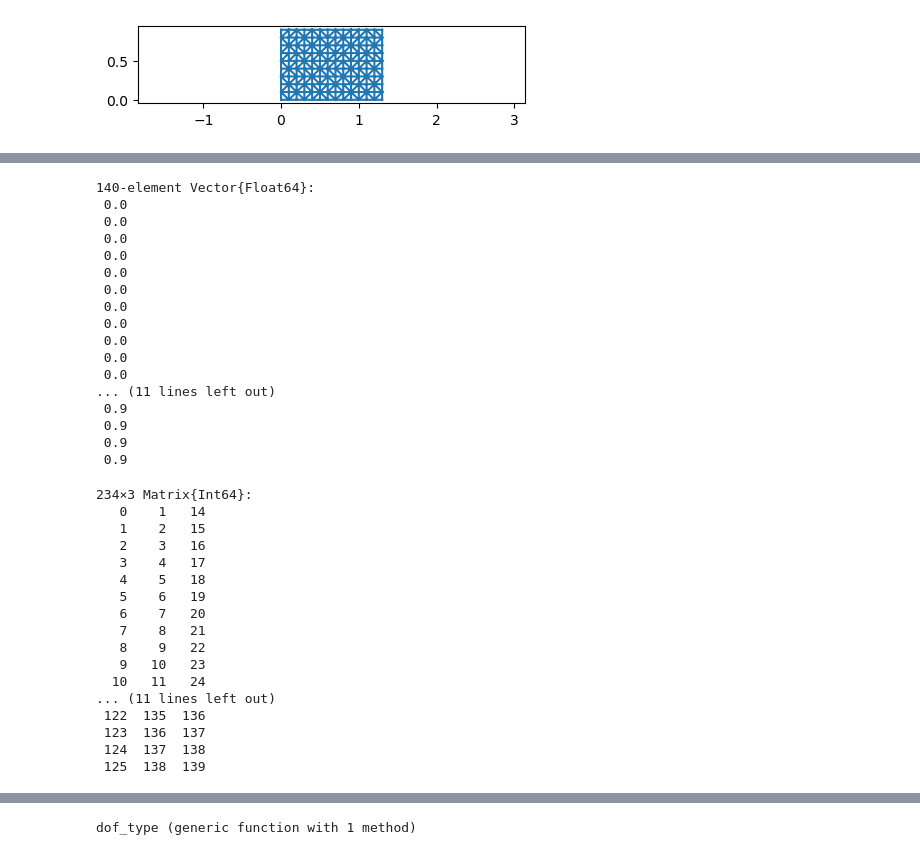
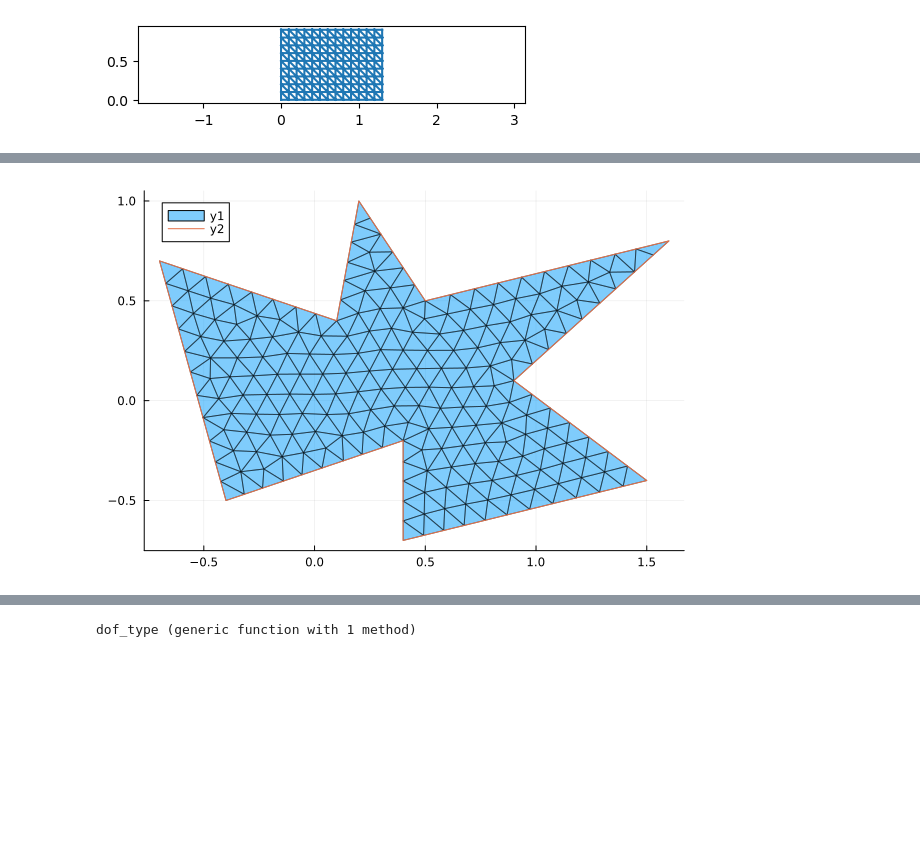
Before and after one commit to dkacperski97/eigenmode-fem, a Jupyter notebook: rylander2000.ipynb, the cells around one changed output, grey strips where cells are left out. Cells and saved outputs as stored; diff of their text form; code cells hidden in the pictures; blank space fills up the shorter version.

Commit message:
Add distmesh

```diff
--- a/rylander2000.ipynb
+++ b/rylander2000.ipynb
@@ -128,40 +111,22 @@ NODE_COORD[:,1]
-# %%
-NODE_COORD[:,2]
-# %% [output]
-140-element Vector{Float64}:
- 0.0
- 0.0
- 0.0
- 0.0
- 0.0
- 0.0
- 0.0
- 0.0
- 0.0
- 0.0
- 0.0
-... (11 lines left out)
- 0.9
- 0.9
- 0.9
- 0.9
-# %%
-triangles=(ELEMENTS .- 1)
-# %% [output]
-234×3 Matrix{Int64}:
-   0    1   14
-   1    2   15
-   2    3   16
-   3    4   17
-   4    5   18
-   5    6   19
-   6    7   20
-   7    8   21
-   8    9   22
-   9   10   23
-  10   11   24
-... (11 lines left out)
- 122  135  136
- 123  136  137
- 124  137  138
- 125  138  139
+# %%
+import Plots
+pv = [-0.4 -0.5;0.4 -0.2;0.4 -0.7;1.5 -0.4;0.9 0.1;
+      1.6 0.8;0.5 0.5;0.2 1;0.1 0.4;-0.7 0.7;-0.4 -0.5]
+fd = p -> dpolygon( p, pv )
+fh = p -> ones(size(p,1))
+h0=0.1
+bbox=[-1 -1;2 1]
+p_fix=pv
+e_fix=[]
+it_max=2000
+(p, t) = distmesh( fd, fh, h0, bbox, p_fix, e_fix, it_max )
+x = pv[:,1]
+y = pv[:,2]
+plotgrid( p, t )
+# # y = fd(x)
+Plots.plot!(x, y)
+# scatter!(p[:,1], p[:,2],markersize=1)
+# # scatter!(p[:,1], p[:,2])
+# # pv[:,1]
+# %% [output]
+[figure, added]
```
Also changed, not shown: parts of 11 cells of this notebook, 6 other files.
